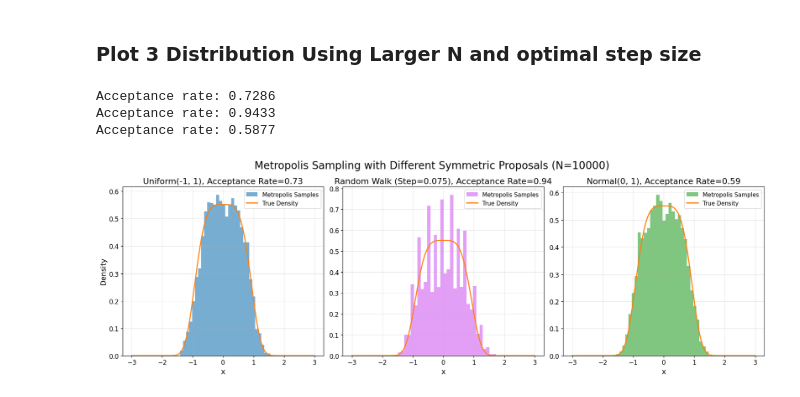
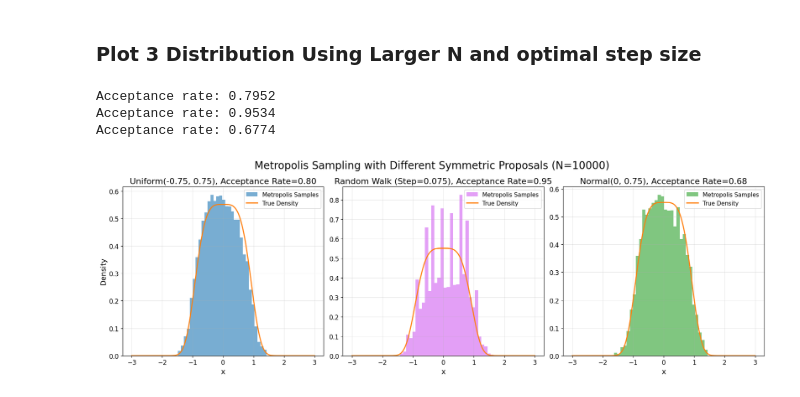
Before and after one commit to wakeupat4am/MATH4010--Advanced-Prob-Stat----Final-Project, a Jupyter notebook: Problem & Visualization/Problem 2/Problem_2.ipynb, the cells around one changed output. Cells and saved outputs as stored; diff of their text form; code cells hidden in the pictures.

```diff
--- a/Problem & Visualization/Problem 2/Problem_2.ipynb
+++ b/Problem & Visualization/Problem 2/Problem_2.ipynb
@@ -783,7 +1026,10 @@ Lowest distribution error: 0.655198
 # ============================================================
 
 # Best random walk step size from previous analysis
+UNIFORM_STEP = 0.75
 RW_STEP = 0.075
+SIGMA = 0.75
+
 
 convergence_rows = []
 
@@ -913,7 +1159,6 @@ plt.show()
 ### Plot 3 Distribution Using Larger N and optimal step size
 # %%
 N = 10000
-RW_STEP = 0.075
 
 metropolis_results = {}
 # True density based on samples
@@ -1004,34 +1249,34 @@ ax[2].set_title(
     fontsize=TITLE_SIZE
 )
 
 ax[2].set_xlabel("x", fontsize=LABEL_SIZE)
 
 ax[2].tick_params(axis='both', labelsize=TICK_SIZE)
 
 ax[2].grid(True, alpha=0.3)
 
 ax[2].legend(fontsize=LEGEND_SIZE)
 
 # Global title
 plt.suptitle(
     f"Metropolis Sampling with Different Symmetric Proposals (N={N})",
     fontsize=20,
 )
 
 # Better spacing
 plt.tight_layout()
 
 # High quality export
 plt.savefig(
     "figures\\q2_compare_proposals.pdf",
     format="pdf",
     dpi=300,
     bbox_inches="tight"
 )
 
 plt.show()
 # %% [output]
-Acceptance rate: 0.7286
-Acceptance rate: 0.9433
-Acceptance rate: 0.5877
+Acceptance rate: 0.7952
+Acceptance rate: 0.9534
+Acceptance rate: 0.6774
-[figure, old version]
+[figure, new version]
```
Also changed, not shown: parts of 10 cells of this notebook, 10 other files.
